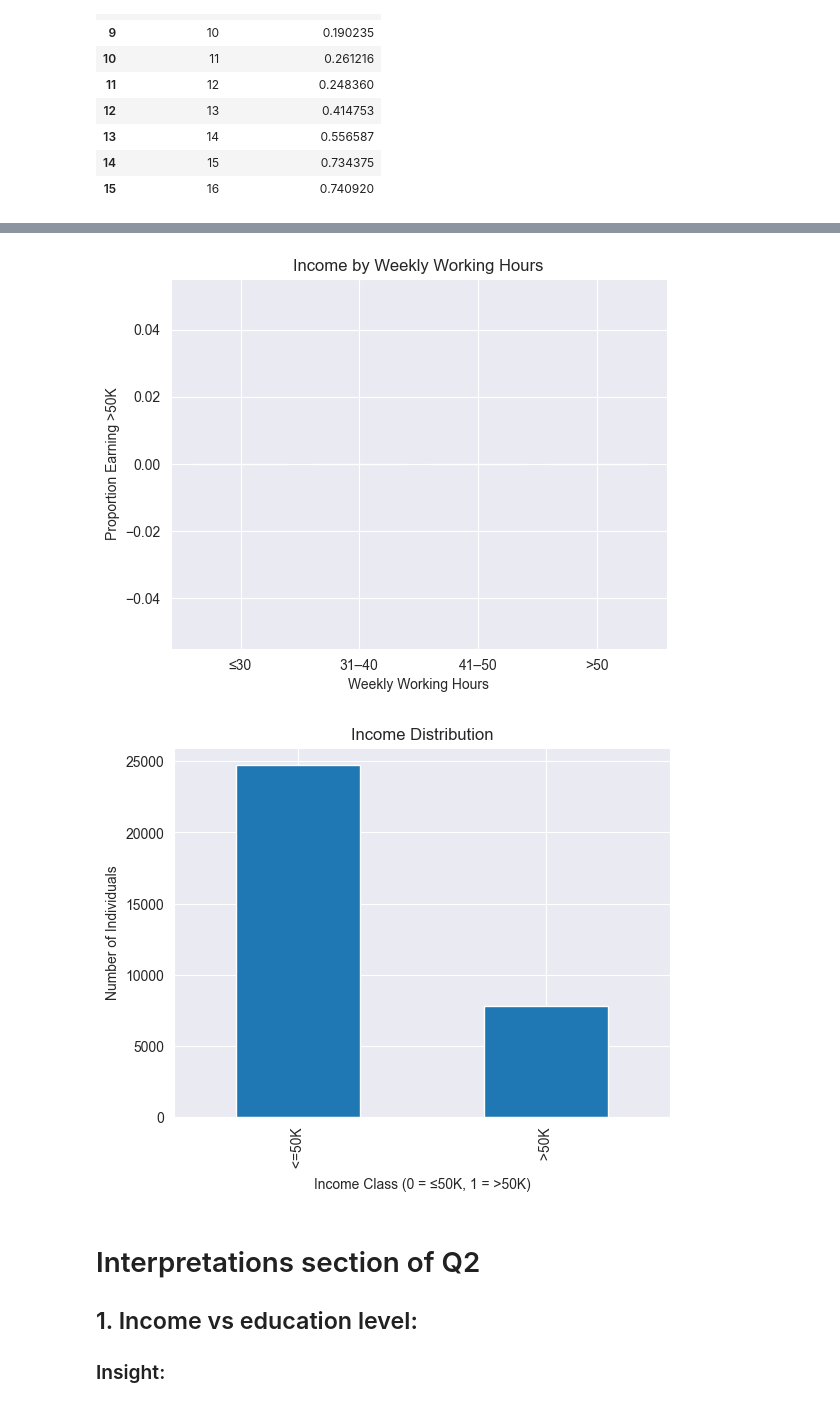
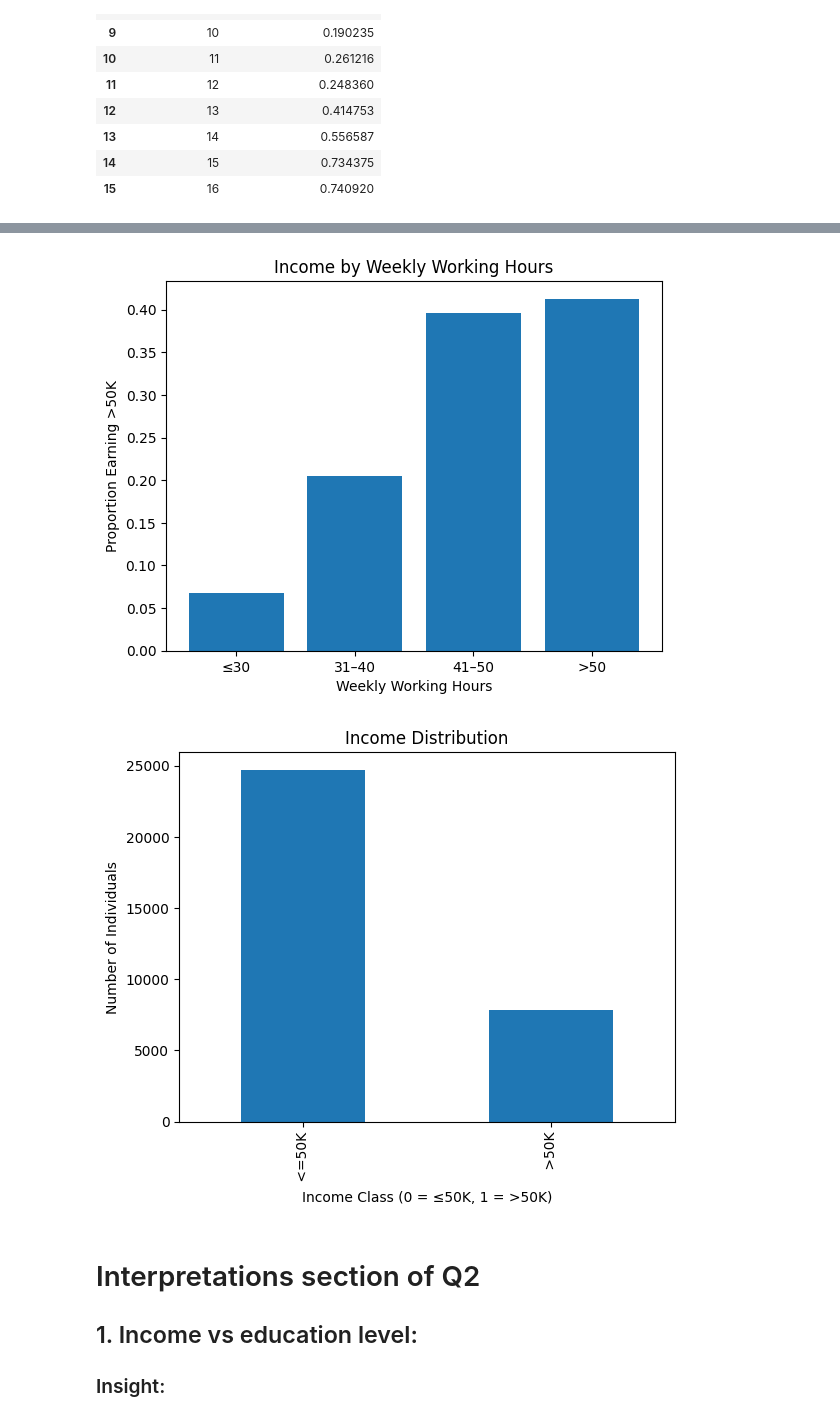
Before and after one commit to ADRIAN-gif-dev/Business-Intelligence-_-Student, a Jupyter notebook: Business Intelligence Group Work/Notebooks/datacheck.ipynb, the cells around one changed output, grey strips where cells are left out. Saved outputs shown, nothing was run; the diff lists cells and outputs as text; code cells hidden in the pictures.

Commit message:
solved the chart issue

```diff
--- a/Business Intelligence Group Work/Notebooks/datacheck.ipynb
+++ b/Business Intelligence Group Work/Notebooks/datacheck.ipynb
@@ -311,32 +313,49 @@ plt.show()
 # %%
-# Lets see also hours of work weekly against income
-
-# Create binned categories for weekly working hours
+# Create a new column 'hours_bin' by grouping weekly work hours into ranges
 df["hours_bin"] = pd.cut(
-    df["hours-per-week"],
-    bins=[0, 30, 40, 50, 100],
-    labels=["≤30", "31–40", "41–50", ">50"]
+    df["hours-per-week"],              # Column containing weekly working hours
+    bins=[-1, 30, 40, 50, float("inf")], # Define bin edges (≤30, 31–40, 41–50, >50)
+    labels=["≤30", "31–40", "41–50", ">50"]  # Labels for each bin
 )
 
-# Convert income to binary (1 = >50K, 0 = <=50K)
-df["income_num"] = (df["income"] == ">50K").astype(int)
-
-# Group by hours worked and compute proportion earning >50K
-income_by_hours = (
-    df.groupby("hours_bin", observed=False)["income_num"]
-    .mean()
-    .reset_index()
+# Convert income category into a numeric binary variable
+# 1 if income is '>50K', otherwise 0
+df["income_num"] = (
+    df["income"]                       # Income column (string values)
+    .str.strip()                       # Remove leading/trailing spaces
+    .eq(">50K")                        # Check if income equals '>50K'
+    .astype(int)                       # Convert True/False to 1/0
 )
 
-# Plot
+# Group data by hours_bin and calculate the mean income proportion per group
+income_by_hours = (
+    df.groupby("hours_bin", observed=False)["income_num"]  # Group by hours bin
+    .mean()                           # Compute proportion earning >50K
+    .reset_index()                    # Convert groupby result back to a DataFrame
+)
+
+# Create a new figure for the plot
 plt.figure()
-plt.bar(income_by_hours["hours_bin"], income_by_hours["income_num"])
+
+# Plot a bar chart showing income proportion for each hours bin
+plt.bar(
+    income_by_hours["hours_bin"].astype(str),  # X-axis: hours bins (as strings)
+    income_by_hours["income_num"]               # Y-axis: proportion earning >50K
+)
+
+# Label the x-axis
 plt.xlabel("Weekly Working Hours")
+
+# Label the y-axis
 plt.ylabel("Proportion Earning >50K")
+
+# Add a title to the plot
 plt.title("Income by Weekly Working Hours")
+
+# Display the plot
 plt.show()
 # %% [output]
-[figure, old version]
+[figure, new version]
 # %%
 # 3: Income Distribution
 
@@ -364,7 +383,7 @@ plt.ylabel("Number of Individuals")
 # Display the bar chart
 plt.show()
 # %% [output]
-[figure, old version]
+[figure, new version]
 # %% [markdown]
 # Interpretations section of Q2
 ## 1. Income vs education level:
```
Also changed, not shown: parts of 2 cells of this notebook.
